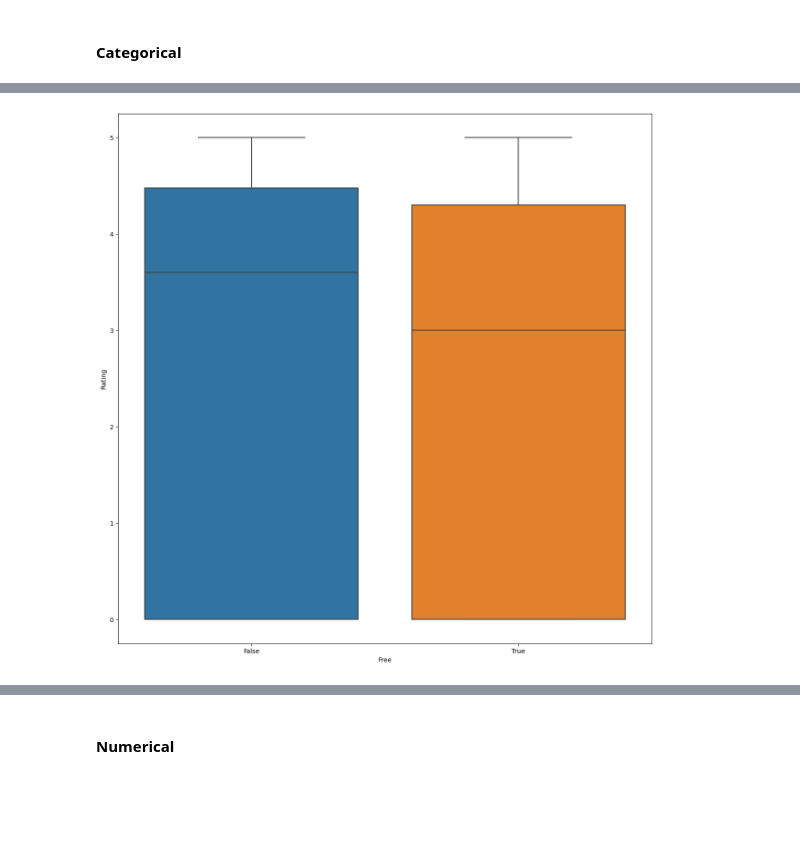
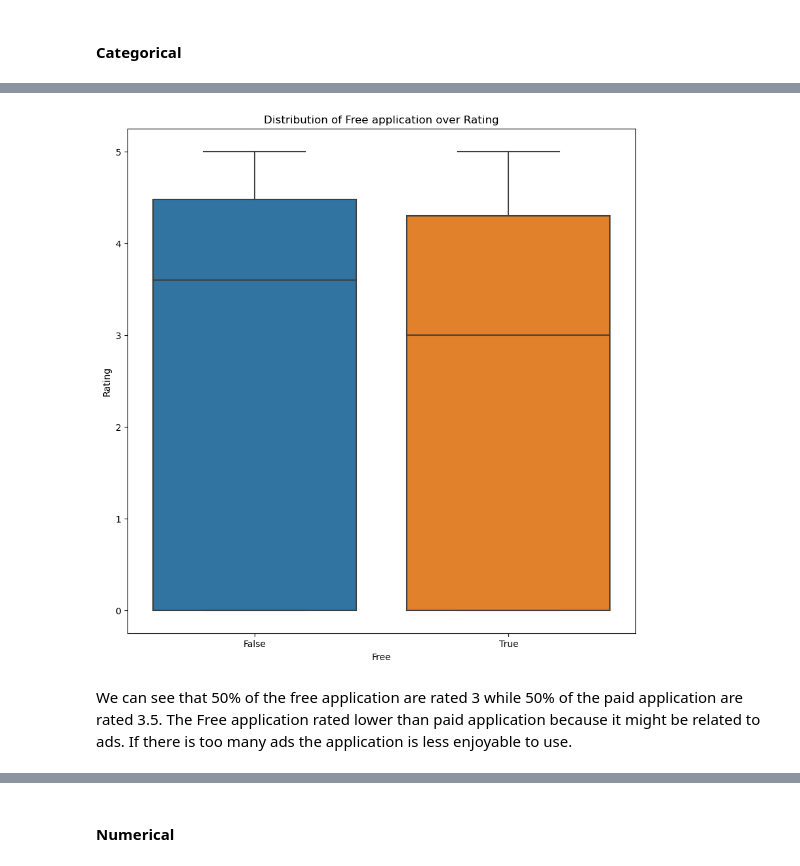
Before and after one commit to LouLan99/User-Rating-Prediction-Model, a Jupyter notebook: notebooks/02-eda copy.ipynb, the cells around one changed output, grey strips where cells are left out. Cells and saved outputs as stored; diff of their text form; code cells hidden in the pictures; blank space fills up the shorter version.

```diff
--- a/notebooks/02-eda copy.ipynb
+++ b/notebooks/02-eda copy.ipynb
@@ -188,7 +180,11 @@ plt.show()
 # %%
-plt.figure(figsize = (15, 15) )
+plt.figure(figsize = (10, 10))
 sns.boxplot(data = df_clean, y = 'Rating', x= 'Free')
+plt.title('Distribution of Free application over Rating')
 plt.show()
 # %% [output]
-[figure, old version]
+[figure, new version]
+# %% [markdown]
+We can see that 50% of the free application are rated 3 while 50% of the paid application are rated 3.5.
+The Free application rated lower than paid application because it might be related to ads. If there is too many ads the application is less enjoyable to use.
 # %%
```
Also changed, not shown: parts of 18 cells of this notebook.
